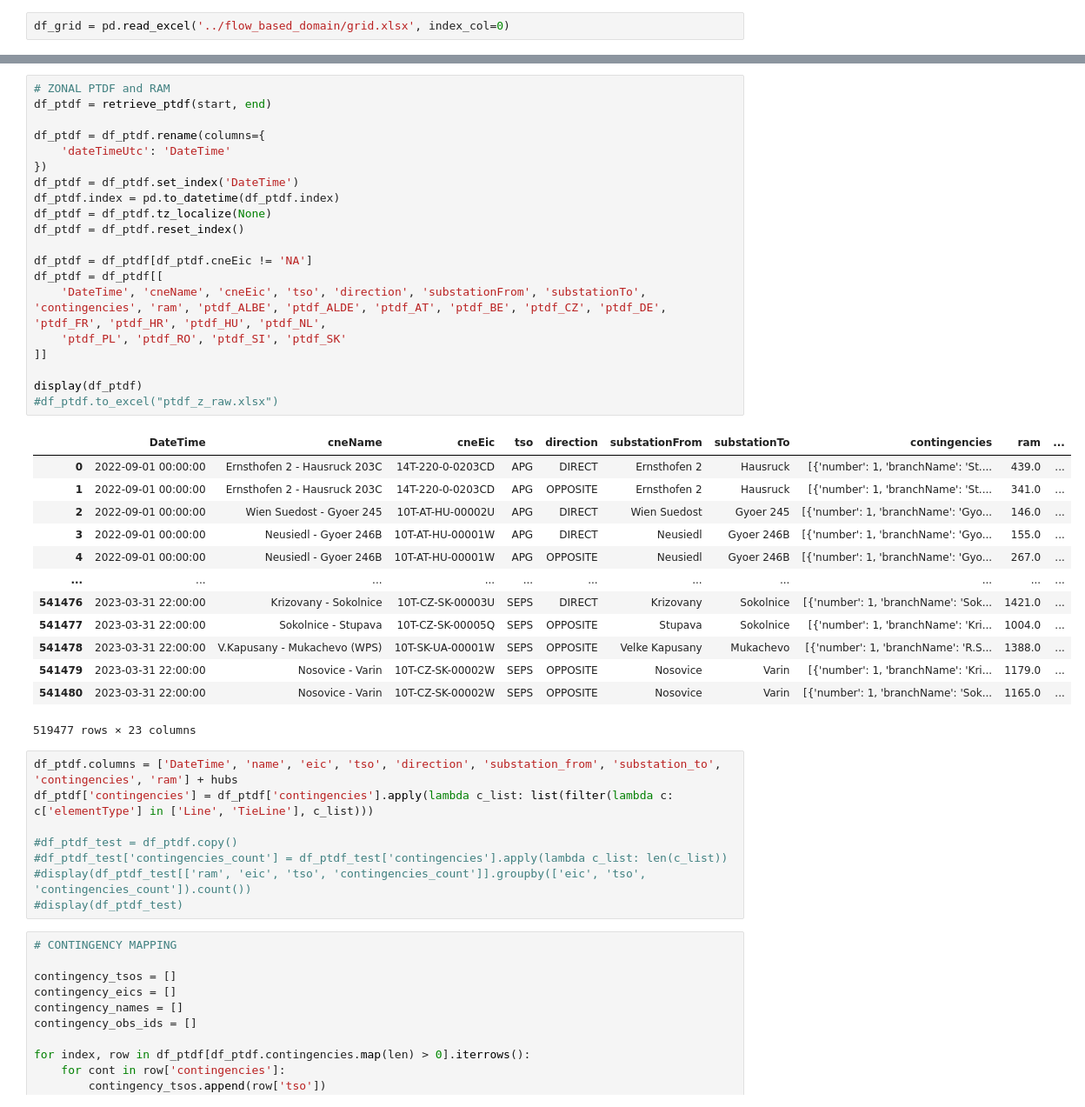
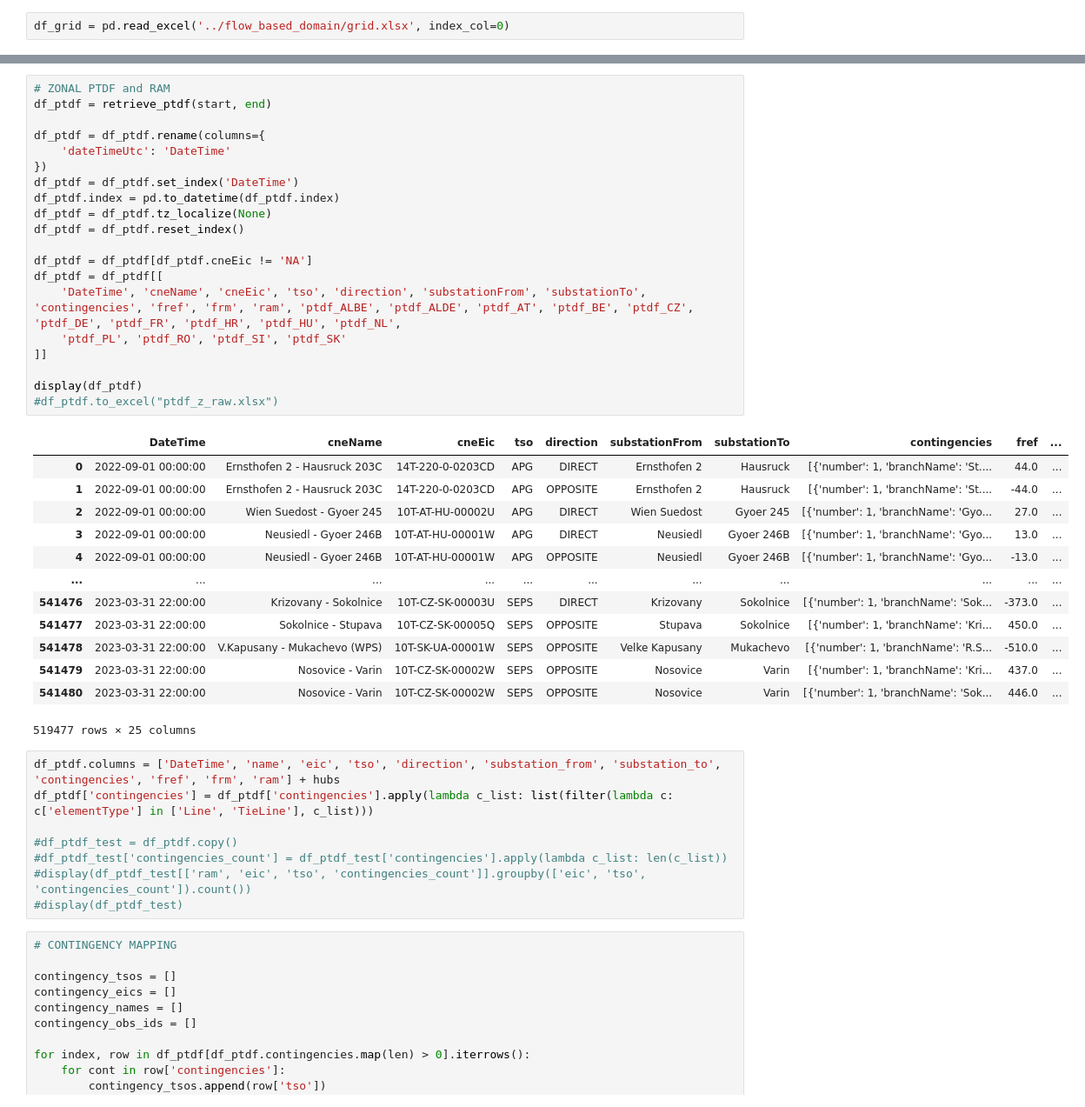
Before and after one commit to kbruninx/FBMC, a Jupyter notebook: flow_based_domain/PTDF Observations.ipynb, the cells around one changed output, grey strips where cells are left out. Shown at 87% size. Drawn from its saved outputs; the diff is of its cells as text.

```diff
--- a/flow_based_domain/PTDF Observations.ipynb
+++ b/flow_based_domain/PTDF Observations.ipynb
@@ -37,39 +31,39 @@ KeyError: 'data'
 # %%
 # ZONAL PTDF and RAM
 df_ptdf = retrieve_ptdf(start, end)
 
 df_ptdf = df_ptdf.rename(columns={
     'dateTimeUtc': 'DateTime'
 })
 df_ptdf = df_ptdf.set_index('DateTime')
 df_ptdf.index = pd.to_datetime(df_ptdf.index)
 df_ptdf = df_ptdf.tz_localize(None)
 df_ptdf = df_ptdf.reset_index()
 
 df_ptdf = df_ptdf[df_ptdf.cneEic != 'NA']
 df_ptdf = df_ptdf[[
-    'DateTime', 'cneName', 'cneEic', 'tso', 'direction', 'substationFrom', 'substationTo', 'contingencies', 'ram', 'ptdf_ALBE', 'ptdf_ALDE', 'ptdf_AT', 'ptdf_BE', 'ptdf_CZ', 'ptdf_DE', 'ptdf_FR', 'ptdf_HR', 'ptdf_HU', 'ptdf_NL',
+    'DateTime', 'cneName', 'cneEic', 'tso', 'direction', 'substationFrom', 'substationTo', 'contingencies', 'fref', 'frm', 'ram', 'ptdf_ALBE', 'ptdf_ALDE', 'ptdf_AT', 'ptdf_BE', 'ptdf_CZ', 'ptdf_DE', 'ptdf_FR', 'ptdf_HR', 'ptdf_HU', 'ptdf_NL',
     'ptdf_PL', 'ptdf_RO', 'ptdf_SI', 'ptdf_SK'
 ]]
 
 display(df_ptdf)
 #df_ptdf.to_excel("ptdf_z_raw.xlsx")
 # %% [output]
-|  | DateTime | cneName | cneEic | tso | direction | substationFrom | substationTo | contingencies | ram | ... |
-| 0 | 2022-09-01 00:00:00 | Ernsthofen 2 - Hausruck 203C | 14T-220-0-0203CD | APG | DIRECT | Ernsthofen 2 | Hausruck | [{'number': 1, 'branchName': 'St.... | 439.0 | ... |
-| 1 | 2022-09-01 00:00:00 | Ernsthofen 2 - Hausruck 203C | 14T-220-0-0203CD | APG | OPPOSITE | Ernsthofen 2 | Hausruck | [{'number': 1, 'branchName': 'St.... | 341.0 | ... |
-| 2 | 2022-09-01 00:00:00 | Wien Suedost - Gyoer 245 | 10T-AT-HU-00002U | APG | DIRECT | Wien Suedost | Gyoer 245 | [{'number': 1, 'branchName': 'Gyo... | 146.0 | ... |
-| 3 | 2022-09-01 00:00:00 | Neusiedl - Gyoer 246B | 10T-AT-HU-00001W | APG | DIRECT | Neusiedl | Gyoer 246B | [{'number': 1, 'branchName': 'Gyo... | 155.0 | ... |
-| 4 | 2022-09-01 00:00:00 | Neusiedl - Gyoer 246B | 10T-AT-HU-00001W | APG | OPPOSITE | Neusiedl | Gyoer 246B | [{'number': 1, 'branchName': 'Gyo... | 267.0 | ... |
+|  | DateTime | cneName | cneEic | tso | direction | substationFrom | substationTo | contingencies | fref | ... |
+| 0 | 2022-09-01 00:00:00 | Ernsthofen 2 - Hausruck 203C | 14T-220-0-0203CD | APG | DIRECT | Ernsthofen 2 | Hausruck | [{'number': 1, 'branchName': 'St.... | 44.0 | ... |
+| 1 | 2022-09-01 00:00:00 | Ernsthofen 2 - Hausruck 203C | 14T-220-0-0203CD | APG | OPPOSITE | Ernsthofen 2 | Hausruck | [{'number': 1, 'branchName': 'St.... | -44.0 | ... |
+| 2 | 2022-09-01 00:00:00 | Wien Suedost - Gyoer 245 | 10T-AT-HU-00002U | APG | DIRECT | Wien Suedost | Gyoer 245 | [{'number': 1, 'branchName': 'Gyo... | 27.0 | ... |
+| 3 | 2022-09-01 00:00:00 | Neusiedl - Gyoer 246B | 10T-AT-HU-00001W | APG | DIRECT | Neusiedl | Gyoer 246B | [{'number': 1, 'branchName': 'Gyo... | 13.0 | ... |
+| 4 | 2022-09-01 00:00:00 | Neusiedl - Gyoer 246B | 10T-AT-HU-00001W | APG | OPPOSITE | Neusiedl | Gyoer 246B | [{'number': 1, 'branchName': 'Gyo... | -13.0 | ... |
 | ... | ... | ... | ... | ... | ... | ... | ... | ... | ... | ... |
-| 541476 | 2023-03-31 22:00:00 | Krizovany - Sokolnice | 10T-CZ-SK-00003U | SEPS | DIRECT | Krizovany | Sokolnice | [{'number': 1, 'branchName': 'Sok... | 1421.0 | ... |
-| 541477 | 2023-03-31 22:00:00 | Sokolnice - Stupava | 10T-CZ-SK-00005Q | SEPS | OPPOSITE | Stupava | Sokolnice | [{'number': 1, 'branchName': 'Kri... | 1004.0 | ... |
-| 541478 | 2023-03-31 22:00:00 | V.Kapusany - Mukachevo (WPS) | 10T-SK-UA-00001W | SEPS | OPPOSITE | Velke Kapusany | Mukachevo | [{'number': 1, 'branchName': 'R.S... | 1388.0 | ... |
-| 541479 | 2023-03-31 22:00:00 | Nosovice - Varin | 10T-CZ-SK-00002W | SEPS | OPPOSITE | Nosovice | Varin | [{'number': 1, 'branchName': 'Kri... | 1179.0 | ... |
-| 541480 | 2023-03-31 22:00:00 | Nosovice - Varin | 10T-CZ-SK-00002W | SEPS | OPPOSITE | Nosovice | Varin | [{'number': 1, 'branchName': 'Sok... | 1165.0 | ... |
+| 541476 | 2023-03-31 22:00:00 | Krizovany - Sokolnice | 10T-CZ-SK-00003U | SEPS | DIRECT | Krizovany | Sokolnice | [{'number': 1, 'branchName': 'Sok... | -373.0 | ... |
+| 541477 | 2023-03-31 22:00:00 | Sokolnice - Stupava | 10T-CZ-SK-00005Q | SEPS | OPPOSITE | Stupava | Sokolnice | [{'number': 1, 'branchName': 'Kri... | 450.0 | ... |
+| 541478 | 2023-03-31 22:00:00 | V.Kapusany - Mukachevo (WPS) | 10T-SK-UA-00001W | SEPS | OPPOSITE | Velke Kapusany | Mukachevo | [{'number': 1, 'branchName': 'R.S... | -510.0 | ... |
+| 541479 | 2023-03-31 22:00:00 | Nosovice - Varin | 10T-CZ-SK-00002W | SEPS | OPPOSITE | Nosovice | Varin | [{'number': 1, 'branchName': 'Kri... | 437.0 | ... |
+| 541480 | 2023-03-31 22:00:00 | Nosovice - Varin | 10T-CZ-SK-00002W | SEPS | OPPOSITE | Nosovice | Varin | [{'number': 1, 'branchName': 'Sok... | 446.0 | ... |
-519477 rows × 23 columns
+519477 rows × 25 columns
 # %%
-df_ptdf.columns = ['DateTime', 'name', 'eic', 'tso', 'direction', 'substation_from', 'substation_to', 'contingencies', 'ram'] + hubs
+df_ptdf.columns = ['DateTime', 'name', 'eic', 'tso', 'direction', 'substation_from', 'substation_to', 'contingencies', 'fref', 'frm', 'ram'] + hubs
 df_ptdf['contingencies'] = df_ptdf['contingencies'].apply(lambda c_list: list(filter(lambda c: c['elementType'] in ['Line', 'TieLine'], c_list)))
 
 #df_ptdf_test = df_ptdf.copy()
```
Also changed, not shown: parts of 8 cells of this notebook, 49 other files.
